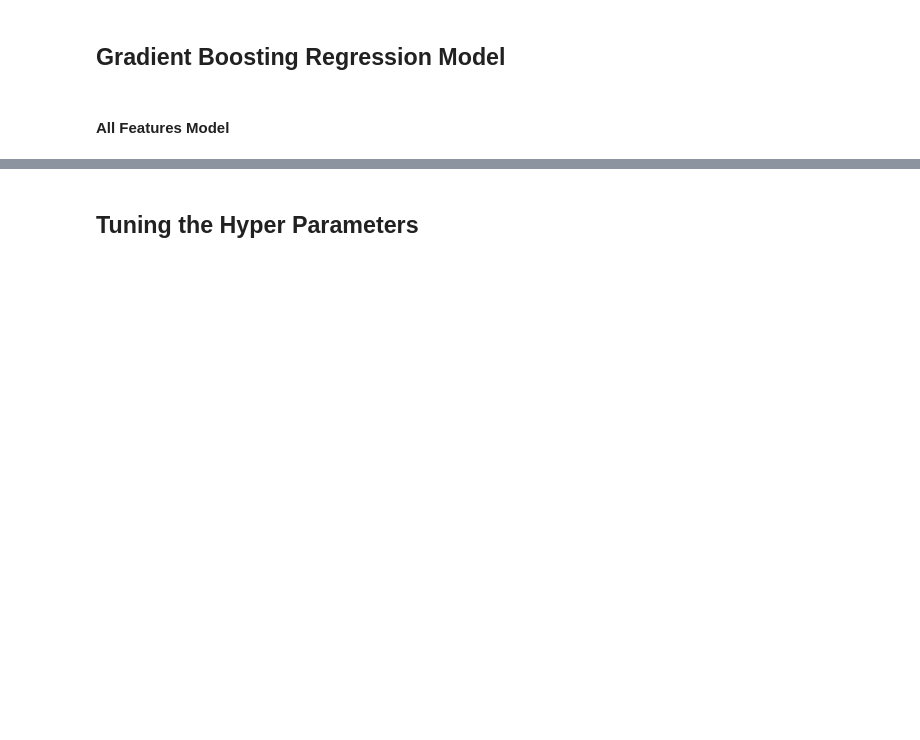
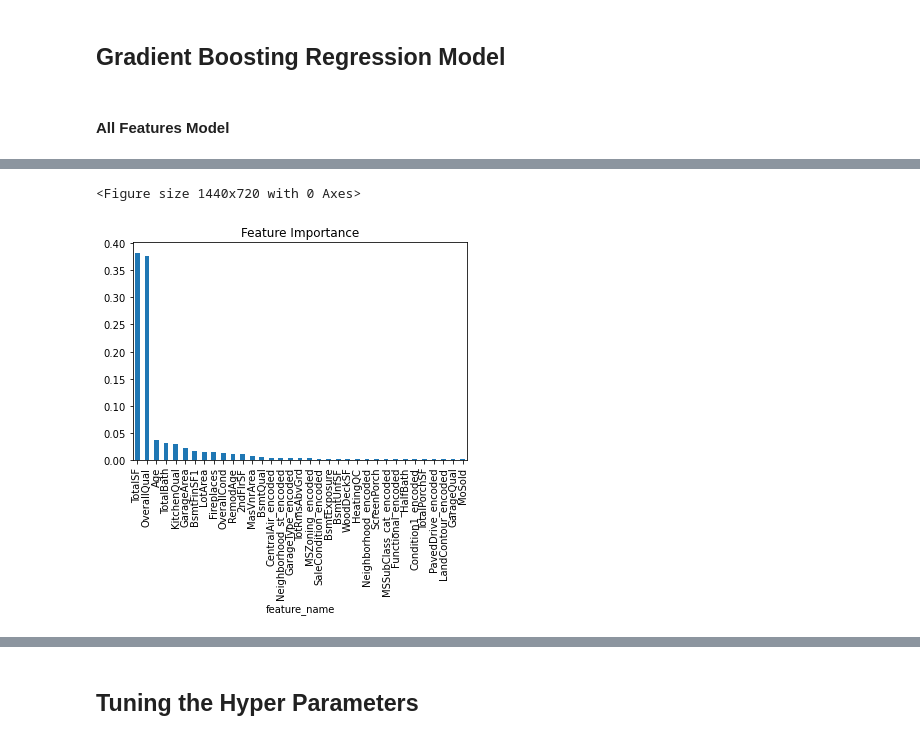
Before and after one commit to jasonphillip/Ames_Housing_ML_Project, a Jupyter notebook: models/UPDATED-gradient-boosting-models.ipynb, the cells around one changed output, grey strips where cells are left out. Saved outputs shown, nothing was run; the diff lists cells and outputs as text; code cells hidden in the pictures; blank space fills up the shorter version.

```diff
--- a/models/UPDATED-gradient-boosting-models.ipynb
+++ b/models/UPDATED-gradient-boosting-models.ipynb
@@ -338,0 +342,7 @@ Note that we pass the negative of the MAE scores because scikit-learn's cross_va
+# %%
+sorted_importance = sorted(
+    zip(X_train.columns, initial_model.feature_importances_),
+    key=lambda t: t[1],
+    reverse=True,
+)
+sorted_importance
@@ -338,0 +368,13 @@ Note that we pass the negative of the MAE scores because scikit-learn's cross_va
+# %%
+# Get data for the plot (35 Features based on above graph)
+a, b = zip(*sorted_importance[:35])
+df = pd.DataFrame({"feature_name": a, "importance_score": b})
+
+# Plot
+plt.figure(figsize=(20, 10))
+df.plot.bar(x="feature_name", y="importance_score", legend=None)
+plt.title("Feature Importance")
+plt.show()
+# %% [output]
+<Figure size 1440x720 with 0 Axes>
+[figure, new version]
```
Also changed, not shown: parts of 53 cells of this notebook.
